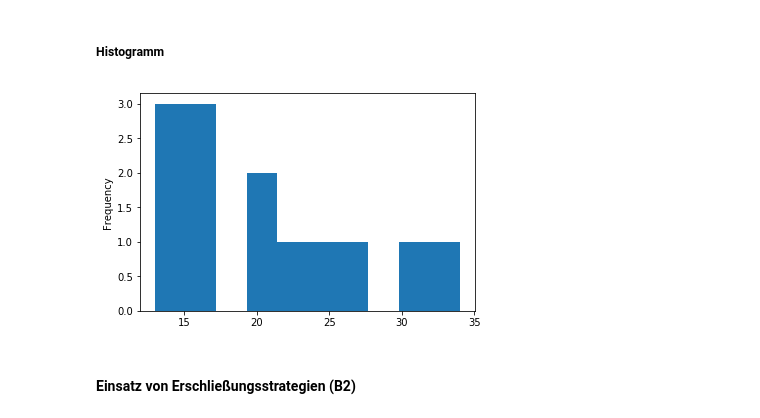
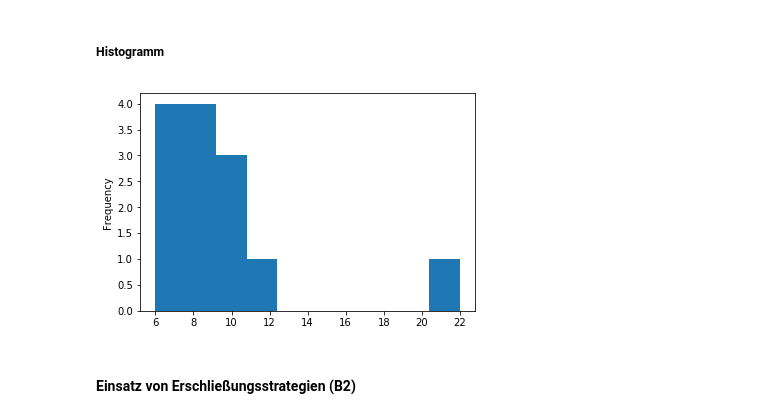
Before and after one commit to martinakienberger/Strategienanalyse_Voc, a Jupyter notebook: Datenanalyse_Voc_Salamanca.ipynb, the cells around one changed output. Cells and saved outputs as stored; diff of their text form; code cells hidden in the pictures.

```diff
--- a/Datenanalyse_Voc_Salamanca.ipynb
+++ b/Datenanalyse_Voc_Salamanca.ipynb
@@ -532,10 +555,10 @@ B2_1.ID_alumno.value_counts().plot(kind = 'bar');
 # %% [markdown]
 ##### Histogramm
 # %%
-B2.ID_alumno.value_counts().plot(kind = 'hist',
+B1.ID_alumno.value_counts().plot(kind = 'hist',
                                 bins = 10);
 # %% [output]
-[figure, old version]
+[figure, new version]
 # %% [markdown]
 #### Einsatz von Erschließungsstrategien (B2)
 # %% [markdown]
```
Also changed, not shown: parts of 64 cells of this notebook, 1 other file.
